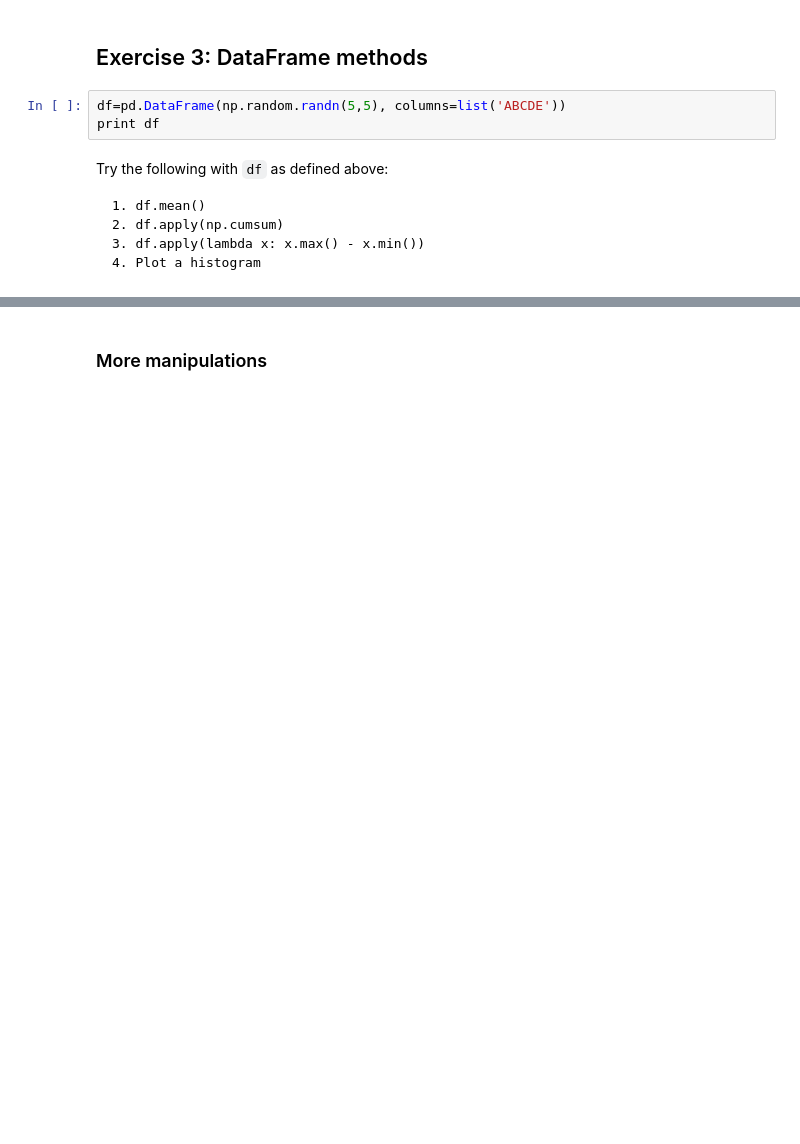
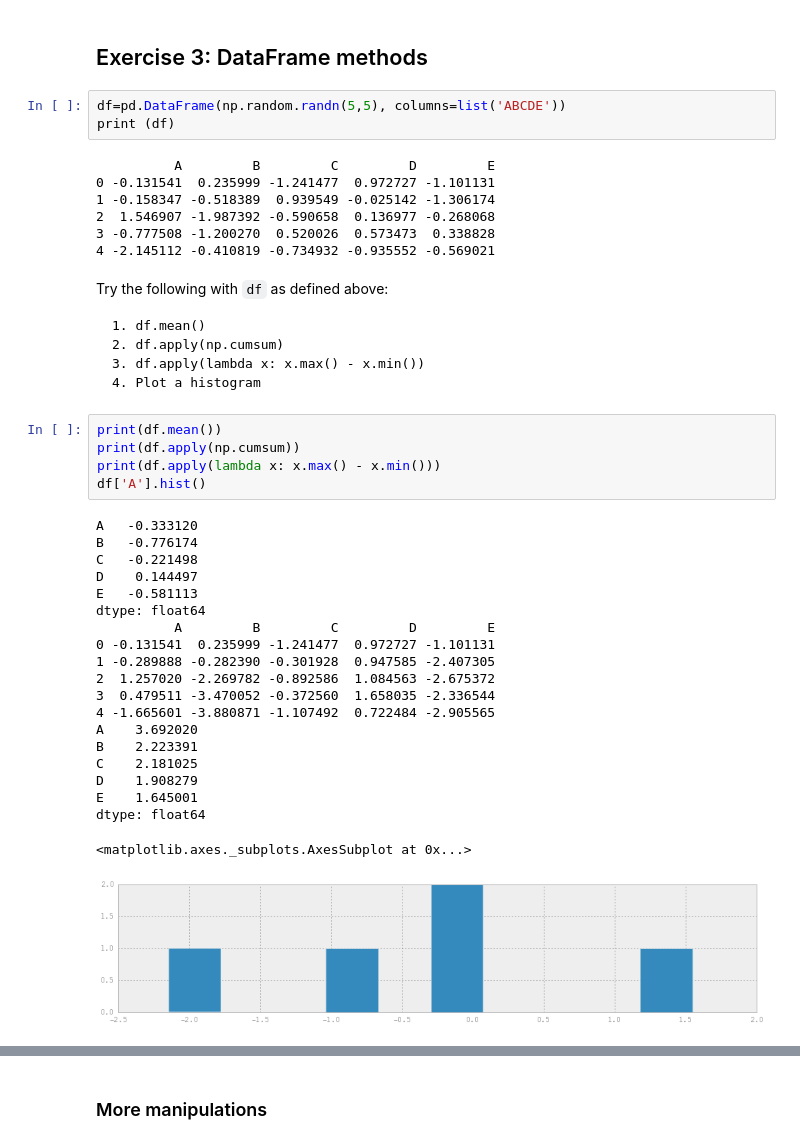
Before and after one commit to MRossol/python-sp16, a Jupyter notebook: lessons/pandas-working.ipynb, the cells around one changed output, grey strips where cells are left out. Cells and saved outputs as stored; diff of their text form; blank space fills up the shorter version.

```diff
--- a/lessons/pandas-working.ipynb
+++ b/lessons/pandas-working.ipynb
@@ -439,7 +688,14 @@ df_gauss['x'].diff().hist(color='g', bins=50)
 ## Exercise 3: DataFrame methods
 # %%
 df=pd.DataFrame(np.random.randn(5,5), columns=list('ABCDE'))
-print df
+print (df)
+# %% [output]
+          A         B         C         D         E
+0 -0.131541  0.235999 -1.241477  0.972727 -1.101131
+1 -0.158347 -0.518389  0.939549 -0.025142 -1.306174
+2  1.546907 -1.987392 -0.590658  0.136977 -0.268068
+3 -0.777508 -1.200270  0.520026  0.573473  0.338828
+4 -2.145112 -0.410819 -0.734932 -0.935552 -0.569021
 # %% [markdown]
 Try the following with `df` as defined above:
 
@@ -447,6 +703,32 @@ Try the following with `df` as defined above:
     2. df.apply(np.cumsum)
     3. df.apply(lambda x: x.max() - x.min())
     4. Plot a histogram
+# %%
+print(df.mean())
+print(df.apply(np.cumsum))
+print(df.apply(lambda x: x.max() - x.min()))
+df['A'].hist()
+# %% [output]
+A   -0.333120
+B   -0.776174
+C   -0.221498
+D    0.144497
+E   -0.581113
+dtype: float64
+          A         B         C         D         E
+0 -0.131541  0.235999 -1.241477  0.972727 -1.101131
+1 -0.289888 -0.282390 -0.301928  0.947585 -2.407305
+2  1.257020 -2.269782 -0.892586  1.084563 -2.675372
+3  0.479511 -3.470052 -0.372560  1.658035 -2.336544
+4 -1.665601 -3.880871 -1.107492  0.722484 -2.905565
+A    3.692020
+B    2.223391
+C    2.181025
+D    1.908279
+E    1.645001
+dtype: float64
+<matplotlib.axes._subplots.AxesSubplot at 0x...>
+[figure, added]
 # %%
 df.apply(lambda x: x.max() - x.min())
 #What does lambda do?
```
Also changed, not shown: parts of 59 cells of this notebook, 3 other files.
